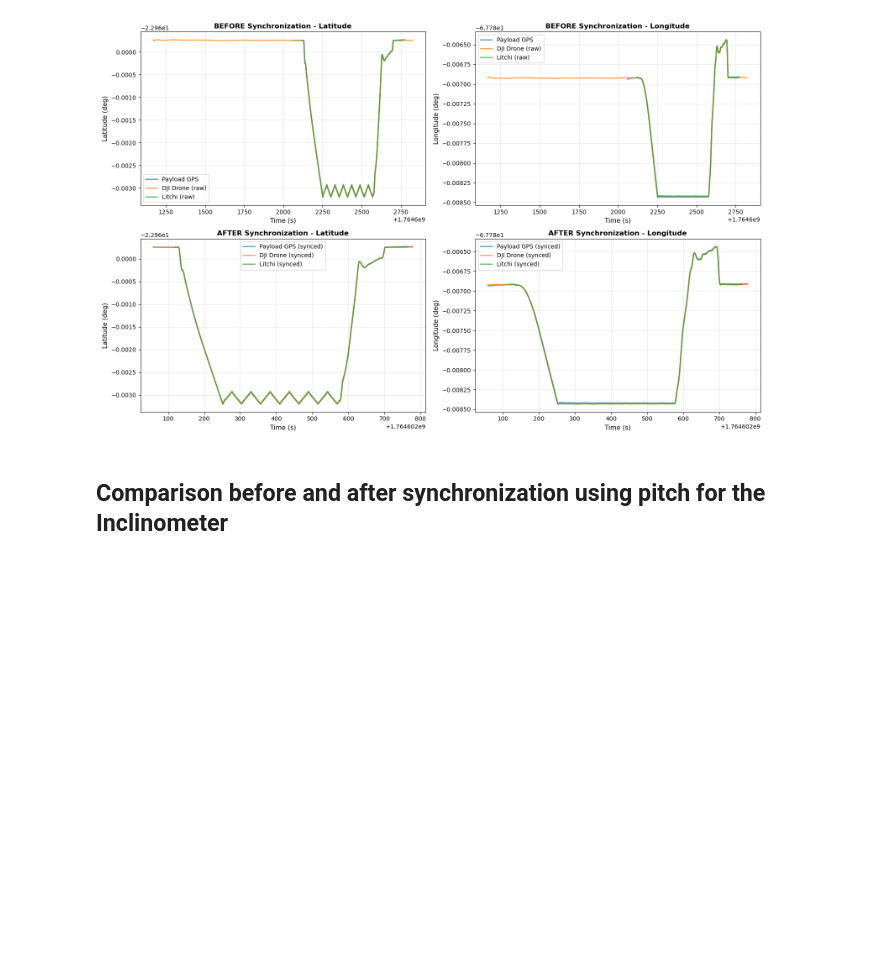
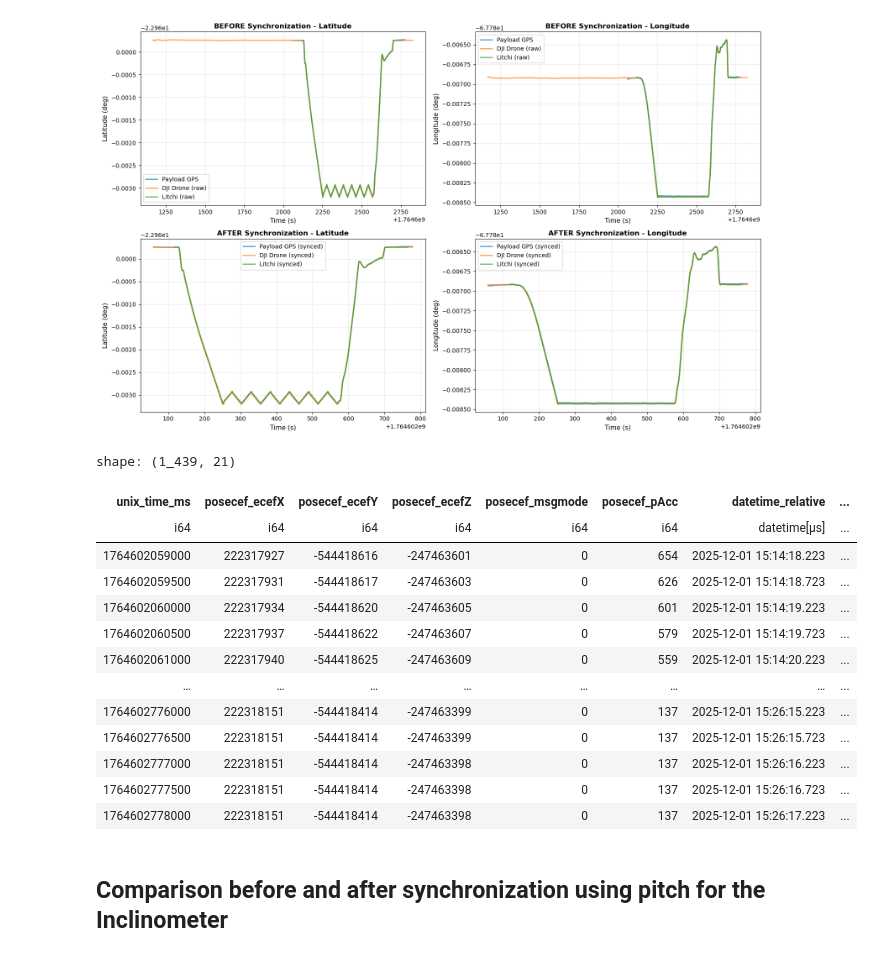
Before and after one commit to POLOCALC/pils, a Jupyter notebook: examples/loader.ipynb, the cells around one changed output. Drawn from its saved outputs; the diff is of its cells as text; code cells hidden in the pictures; blank space fills up the shorter version.

```diff
--- a/examples/loader.ipynb
+++ b/examples/loader.ipynb
@@ -75,6 +75,6 @@ flight_meta = stout_loader.load_single_flight(flight_name="flight_20251201_1515"
 How to create a flight object, adding data to it and synchronize the sensors
 # %%
 flight = Flight(flight_meta)
-flight.add_sensor_data(['gps', 'inclinometer'])
+flight.add_sensor_data(['gps', 'inclinometer', 'adc'])
 flight.add_drone_data()
 # %% [output]
@@ -214,6 +217,23 @@ plt.tight_layout()
 plt.show()
 # %% [output]
 [figure]
+# %%
+sync_data['reference_gps']
+# %% [output]
+shape: (1_439, 21)
+| unix_time_ms | posecef_ecefX | posecef_ecefY | posecef_ecefZ | posecef_msgmode | posecef_pAcc | datetime_relative | ... |
+| i64 | i64 | i64 | i64 | i64 | i64 | datetime[μs] | ... |
+| 1764602059000 | 222317927 | -544418616 | -247463601 | 0 | 654 | 2025-12-01 15:14:18.223 | ... |
+| 1764602059500 | 222317931 | -544418617 | -247463603 | 0 | 626 | 2025-12-01 15:14:18.723 | ... |
+| 1764602060000 | 222317934 | -544418620 | -247463605 | 0 | 601 | 2025-12-01 15:14:19.223 | ... |
+| 1764602060500 | 222317937 | -544418622 | -247463607 | 0 | 579 | 2025-12-01 15:14:19.723 | ... |
+| 1764602061000 | 222317940 | -544418625 | -247463609 | 0 | 559 | 2025-12-01 15:14:20.223 | ... |
+| … | … | … | … | … | … | … | ... |
+| 1764602776000 | 222318151 | -544418414 | -247463399 | 0 | 137 | 2025-12-01 15:26:15.223 | ... |
+| 1764602776500 | 222318151 | -544418414 | -247463399 | 0 | 137 | 2025-12-01 15:26:15.723 | ... |
+| 1764602777000 | 222318151 | -544418414 | -247463398 | 0 | 137 | 2025-12-01 15:26:16.223 | ... |
+| 1764602777500 | 222318151 | -544418414 | -247463398 | 0 | 137 | 2025-12-01 15:26:16.723 | ... |
+| 1764602778000 | 222318151 | -544418414 | -247463398 | 0 | 137 | 2025-12-01 15:26:17.223 | ... |
 # %% [markdown]
 ## Comparison before and after synchronization using pitch for the Inclinometer
 # %%
```
Also changed, not shown: parts of 4 cells of this notebook, 1 other file.
